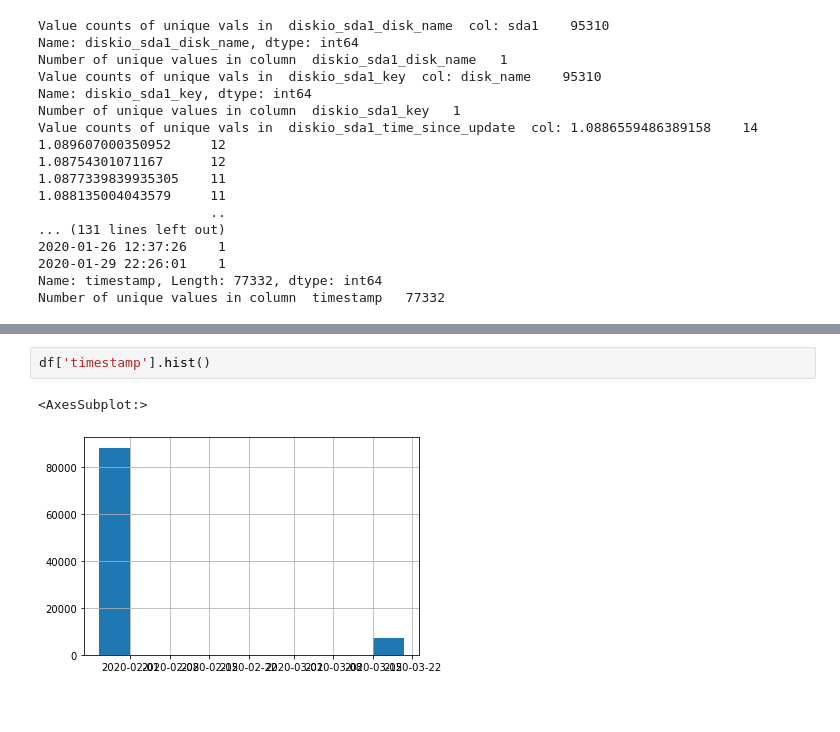
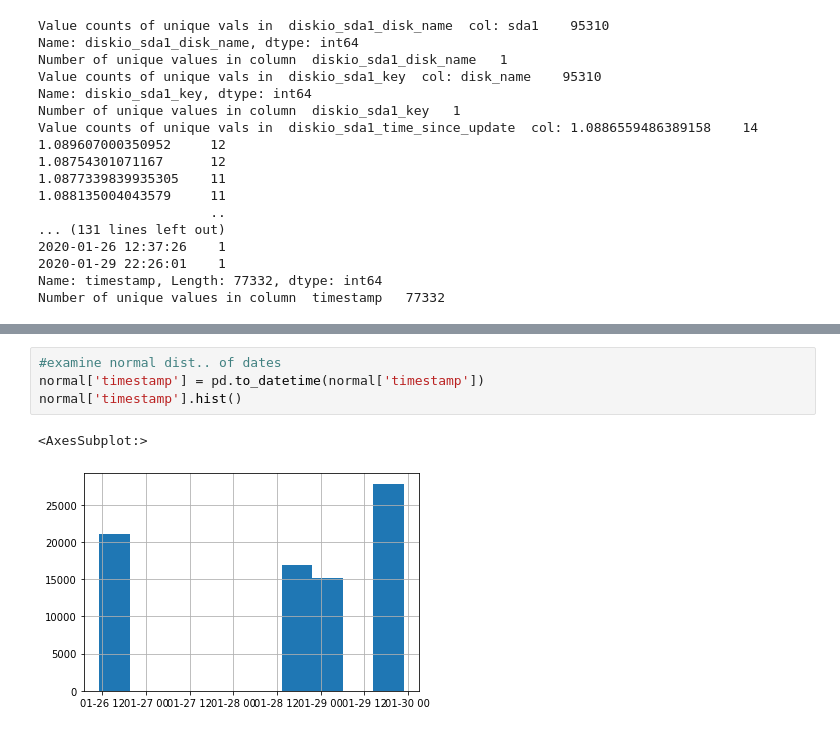
Before and after one commit to jadeadams517/cryptojacking_prediction, a Jupyter notebook: initialworkbook.ipynb, the cells around one changed output, grey strips where cells are left out. Saved outputs shown, nothing was run; the diff lists cells and outputs as text.

```diff
--- a/initialworkbook.ipynb
+++ b/initialworkbook.ipynb
@@ -144,5 +159,7 @@ df['timestamp'] = pd.to_datetime(df['timestamp'])
-# %%
-df['timestamp'].hist()
-# %% [output]
-<AxesSubplot:>
-[figure, removed]
+# %%
+#examine normal dist.. of dates
+normal['timestamp'] = pd.to_datetime(normal['timestamp'])
+normal['timestamp'].hist()
+# %% [output]
+<AxesSubplot:>
+[figure, added]
```
Also changed, not shown: parts of 13 cells of this notebook.
